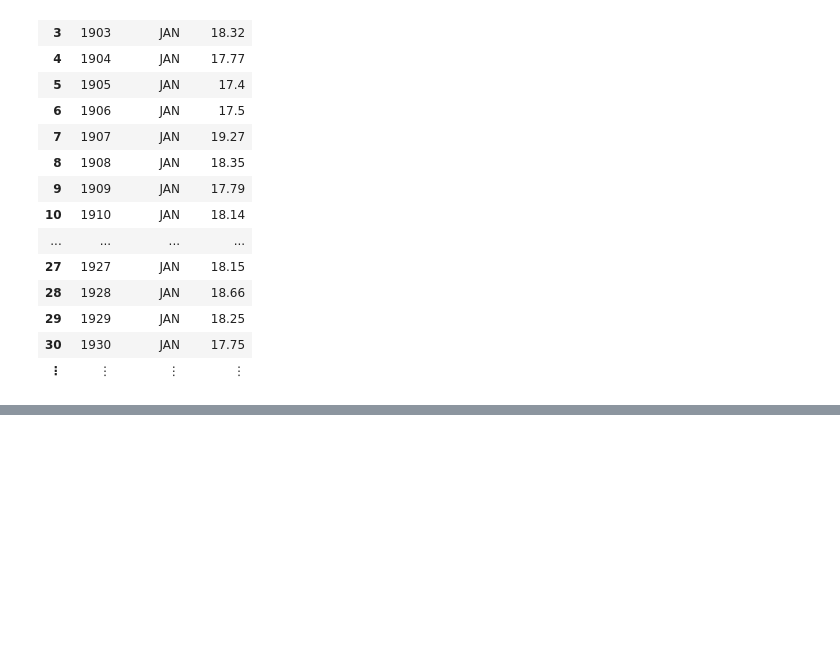
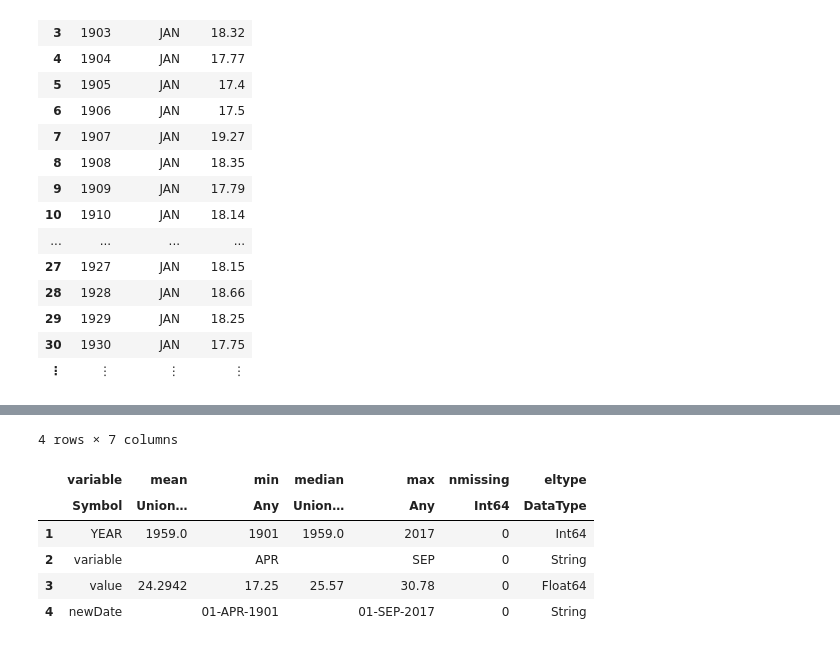
Before and after one commit to dev30k/WeatherPrediction, a Jupyter notebook: WeatherPrediction.ipynb, the cells around one changed output, grey strips where cells are left out. Saved outputs shown, nothing was run; the diff lists cells and outputs as text; code cells hidden in the pictures; blank space fills up the shorter version.

```diff
--- a/WeatherPrediction.ipynb
+++ b/WeatherPrediction.ipynb
@@ -140,0 +169,10 @@ Closest candidates are:
+# %%
+describe(data2)
+# %% [output]
+4 rows × 7 columns
+|  | variable | mean | min | median | max | nmissing | eltype |
+|  | Symbol | Union… | Any | Union… | Any | Int64 | DataType |
+| 1 | YEAR | 1959.0 | 1901 | 1959.0 | 2017 | 0 | Int64 |
+| 2 | variable |  | APR |  | SEP | 0 | String |
+| 3 | value | 24.2942 | 17.25 | 25.57 | 30.78 | 0 | Float64 |
+| 4 | newDate |  | 01-APR-1901 |  | 01-SEP-2017 | 0 | String |
```
Also changed, not shown: parts of 18 cells of this notebook.
